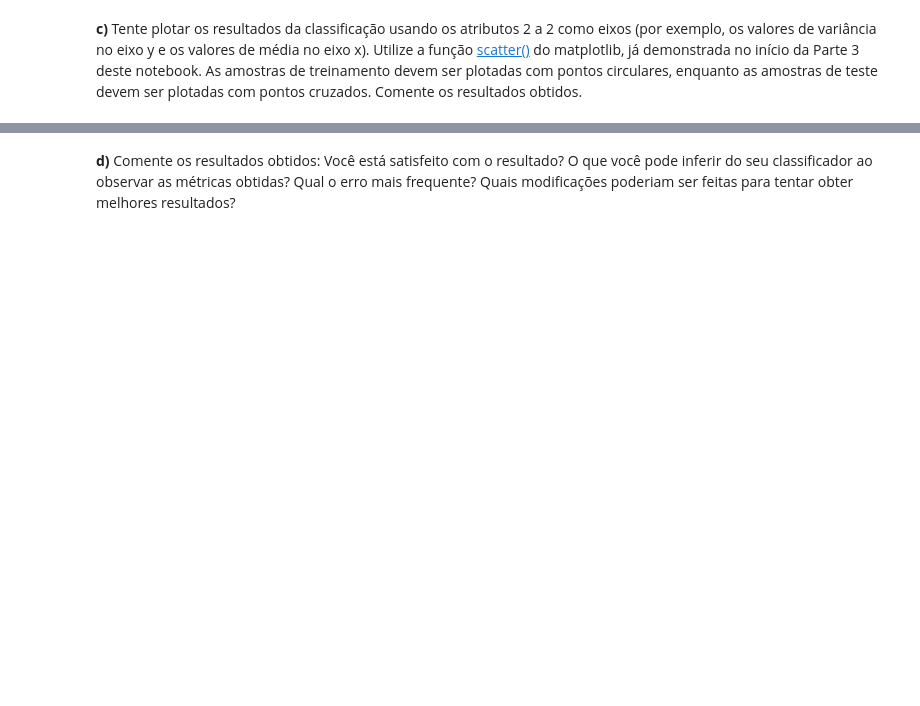
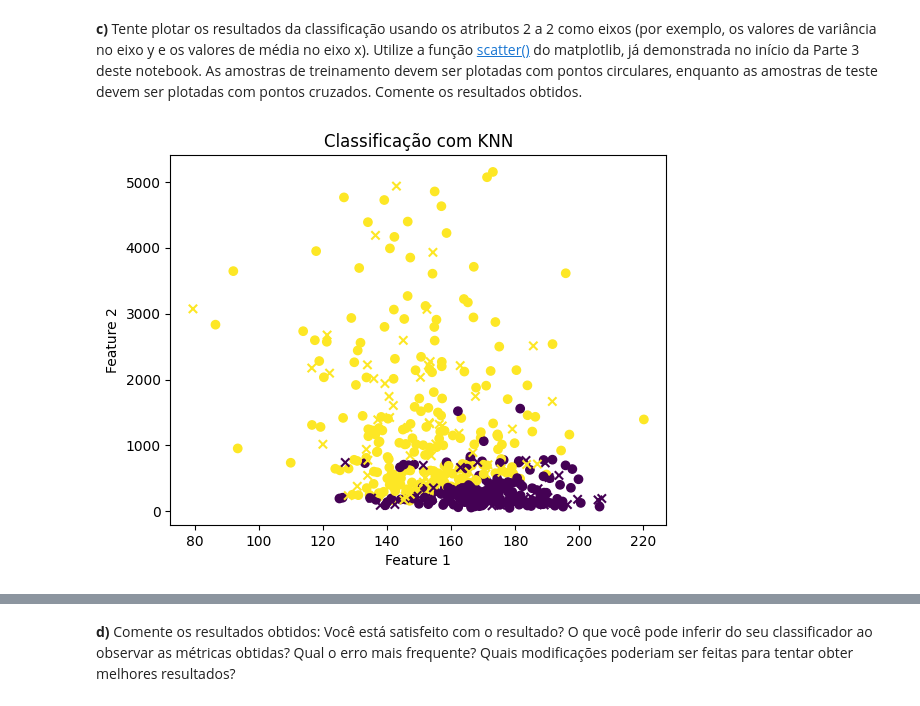
Before and after one commit to UNICAMP-EA979/2026s1-pi02-histogramas-knn-f250397, a Jupyter notebook: Atividade.ipynb, the cells around one changed output, grey strips where cells are left out. Drawn from its saved outputs; the diff is of its cells as text; code cells hidden in the pictures; blank space fills up the shorter version.

```diff
--- a/Atividade.ipynb
+++ b/Atividade.ipynb
@@ -477,18 +460,18 @@ Utilize os conjuntos de dados criados anteriormente para obter os vetores de atr
 # %%
 # Seu código aqui
 def extracao_atributos(lista_imgs):
-  array = np.zeros((len(lista_imgs), 9))
+  array_features = np.zeros((len(lista_imgs), 9))
   for n in range(len(lista_imgs)):
     lista_imgs_cinza = Image.fromarray(lista_imgs[n])
     lista_imgs_cinza = lista_imgs_cinza.convert('L')
     hist_features = histstat(lista_imgs_cinza)
     for n_feature in range(len(hist_features)):
-      array[n, n_feature] = f'{hist_features[n_feature]:.2f}'
+      array_features[n, n_feature] = f'{hist_features[n_feature]:.2f}'
 
   np.set_printoptions(suppress = True)
-  print(array)
+  print(array_features)
 
-  return array
+  return array_features
 
 train_features = extracao_atributos(images_train)
 test_features = extracao_atributos(images_test)
@@ -520,0 +554,10 @@ test_features = extracao_atributos(images_test)
+# %%
+# Seu código aqui
+plt.scatter(train_features[:, 0], train_features[:, 1], c = result_train)
+plt.scatter(test_features[:, 0], test_features[:, 1], marker = 'x', c = result_test)
+plt.title('Classificação com KNN')
+plt.xlabel('Feature 1')
+plt.ylabel('Feature 2')
+plt.show()
+# %% [output]
+[figure, added]
```
Also changed, not shown: parts of 9 cells of this notebook.
